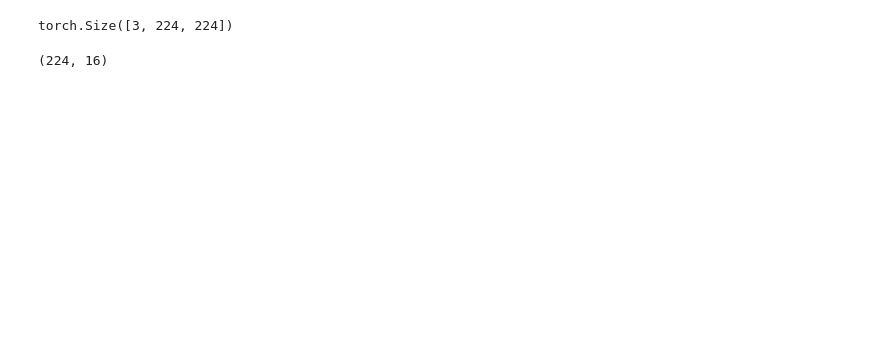
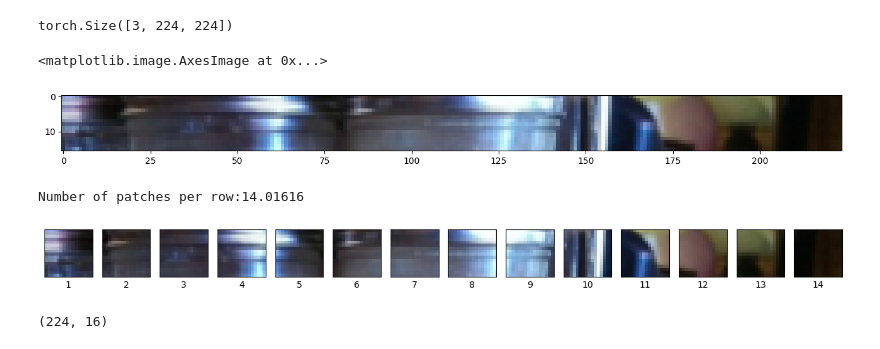
Before and after one commit to gil612/PyTorch, a Jupyter notebook: 08_pytorch_paper_replicating.ipynb, the cells around one changed output. Saved outputs shown, nothing was run; the diff lists cells and outputs as text; code cells hidden in the pictures; blank space fills up the shorter version.

```diff
--- a/08_pytorch_paper_replicating.ipynb
+++ b/08_pytorch_paper_replicating.ipynb
@@ -300,11 +314,14 @@ torch.Size([3, 224, 224])
 # %%
 # Get the top row of the image
 image_permuted = image.permute(1, 2, 0) # convert image to color channels last (H, W, C)
 
 # Index to plot the top row of pixels
 patch_size = 16
-# plt.figure(figsize = (patch_size, patch_size))
-# plt.imshow(image_permuted[:patch_size, :, :])
+plt.figure(figsize = (patch_size, patch_size))
+plt.imshow(image_permuted[:patch_size, :, :])
+# %% [output]
+<matplotlib.image.AxesImage at 0x...>
+[figure, added]
 # %%
 # Setup code to plot top row as patchesh
 img_size = 224
@@ -314,23 +331,26 @@ num_patches = img_size/patch_size
 
 #---------------------------------------------------------------------
 
-# assert img_size % patch_size == 0, "Image size must be divisible by patch size"
-# print(f"Number of patches per row:{num_patches}{patch_size}{patch_size}")
+assert img_size % patch_size == 0, "Image size must be divisible by patch size"
+print(f"Number of patches per row:{num_patches}{patch_size}{patch_size}")
 
-# # Create a series  of subplots
-# fig, axs = plt.subplots(nrows = 1,
-#                        ncols = img_size // patch_size, # one columnn for each patch
-#                        sharex = True,
-#                        sharey = True,
-#                         figsize=(patch_size, patch_size)
-#                        )
+# Create a series  of subplots
+fig, axs = plt.subplots(nrows = 1,
+                       ncols = img_size // patch_size, # one columnn for each patch
+                       sharex = True,
+                       sharey = True,
+                        figsize=(patch_size, patch_size)
+                       )
 
-# # Iterate through number of patches in the top row
-# for i, patch in enumerate(range(0, img_size, patch_size)):
-#   axs[i].imshow(image_permuted[:patch_size, patch:patch+patch_size, :]);
-#   axs[i].set_xlabel(i+1)
-#   axs[i].set_xticks([])
-#   axs[i].set_yticks([])
+# Iterate through number of patches in the top row
+for i, patch in enumerate(range(0, img_size, patch_size)):
+  axs[i].imshow(image_permuted[:patch_size, patch:patch+patch_size, :]);
+  axs[i].set_xlabel(i+1)
+  axs[i].set_xticks([])
+  axs[i].set_yticks([])
+# %% [output]
+Number of patches per row:14.01616
+[figure, added]
 # %%
 img_size, patch_size
 # %% [output]
```
Also changed, not shown: parts of 42 cells of this notebook.
